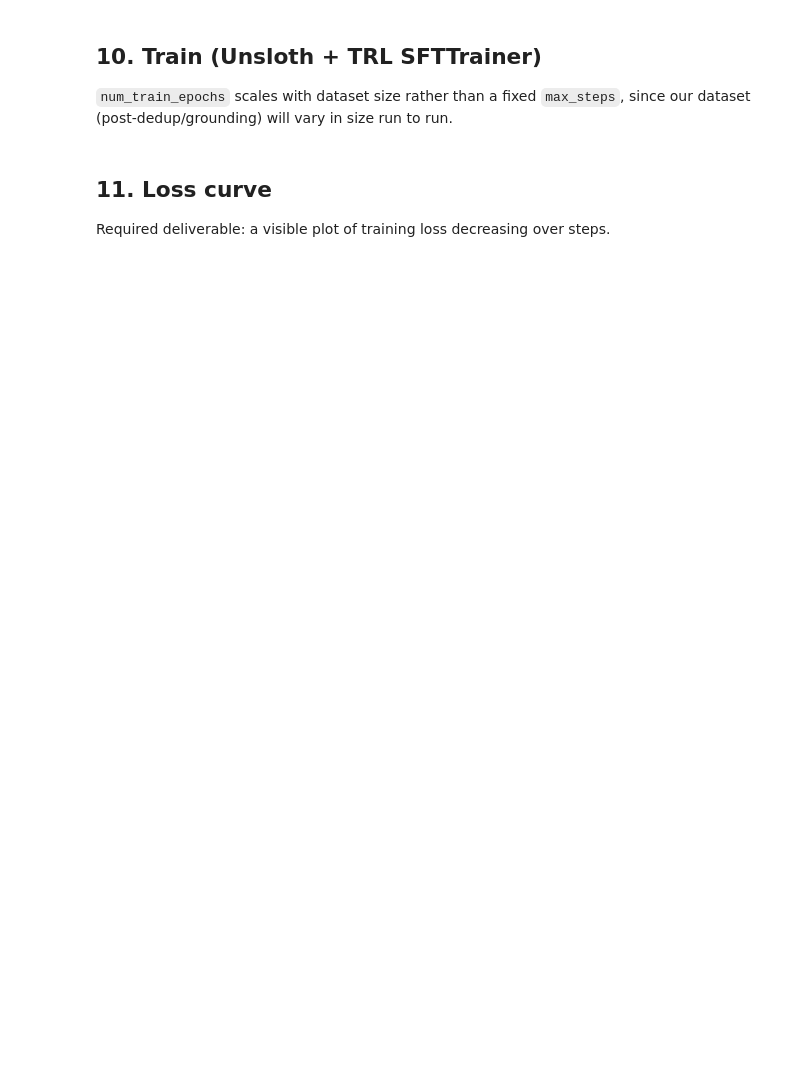
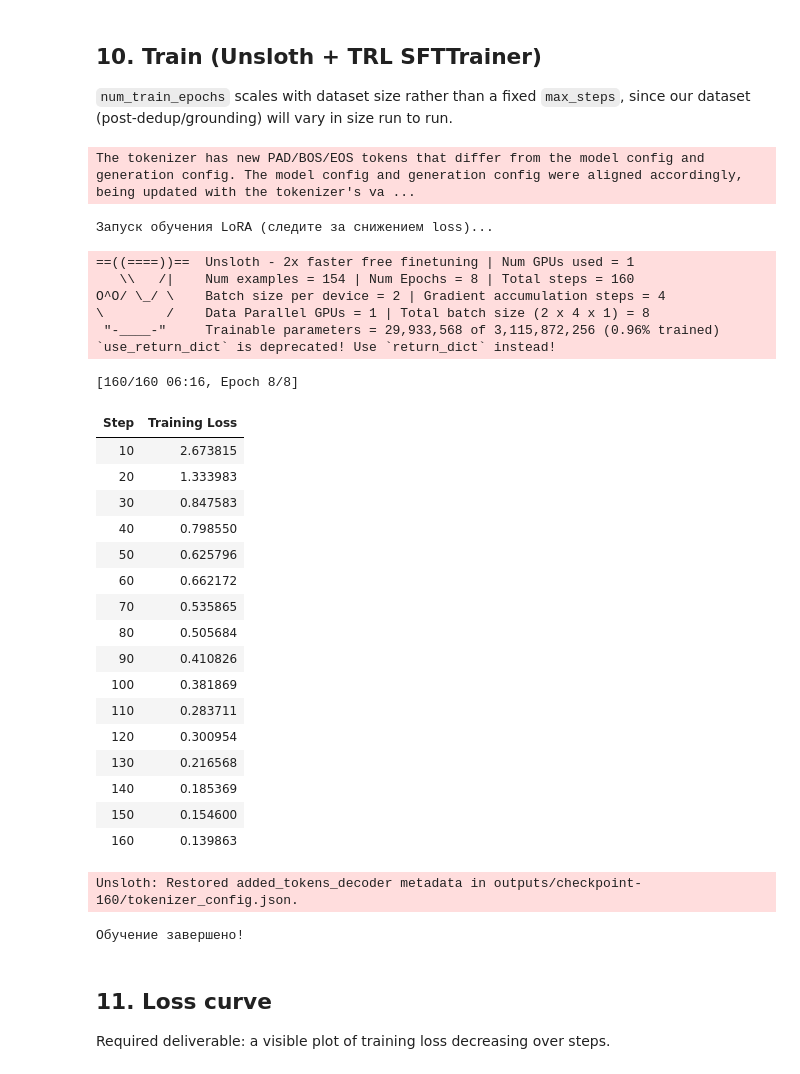
Before and after one commit to zhadyrazhan/kazakhstan-history-qa-bot, a Jupyter notebook: history_finetuning.ipynb, the cells around one changed output. Cells and saved outputs as stored; diff of their text form; code cells hidden in the pictures; blank space fills up the shorter version.

```diff
--- a/history_finetuning.ipynb
+++ b/history_finetuning.ipynb
@@ -175,21 +277,38 @@ print(chunks[0]["text"][:500])
 
 We ask the teacher for a strict JSON batch (validated against a Pydantic schema) per chunk, covering the brief's four question types: "Кто такой...?", "Что написал...?", "В каком веке...?", "Какое значение имеет...?". Structured output means no manual `json.loads`-and-hope-it-parses — invalid responses are rejected and retried.
 # %%
+from typing import Literal
+
+# question_type is a Literal, not a free str: the previous free-form field
+# drifted into 44 different spellings ("кто_такой?", "что_написал_создал",
+# "куда_отправлял"...), which made the four required types impossible to
+# balance or verify. The enum forces the teacher into the brief's 4 categories.
+QuestionType = Literal["кто_такой", "что_написал", "век", "значение"]
+
 class QAPair(BaseModel):
     question: str = Field(description="Вопрос на русском языке")
     answer: str = Field(description="Точный, фактологичный ответ на основе текста")
-    question_type: str = Field(description="Один из: кто_такой, что_написал, век, значение")
+    question_type: QuestionType = Field(description="Тип вопроса")
 
 class QAPairsBatch(BaseModel):
     pairs: list[QAPair]
 
 QA_PROMPT_TEMPLATE = """Ты — эксперт по истории Казахстана, готовящий вопросы для 11 класса. На основе ТОЛЬКО следующего фрагмента учебника составь {n} пар вопрос-ответ.
 
-Используй разные типы вопросов: "Кто такой...?", "Что написал/создал...?", "В каком веке...?", "Какое значение имеет...?".
+Используй ТОЛЬКО эти типы вопросов (question_type):
+- "кто_такой" — "Кто такой ...?"
+- "что_написал" — "Что написал/создал ...?"
+- "век" — "В каком веке жил / был создан ...?"
+- "значение" — "Какое значение имеет ...?"
 
 Требования:
+- ВАЖНО: если во фрагменте упоминается историческая личность или произведение с указанием времени (век, годы, эпоха) — ОБЯЗАТЕЛЬНО добавь хотя бы одну пару типа "век" про эту личность или произведение. Вопросы типа "век" чаще всего пропускаются — не пропускай их.
+- Старайся охватить все четыре типа, а не только "кто_такой".
+- Вопросы должны быть про исторических личностей, события или понятия ИЗ ТЕКСТА — не про структуру документа (не спрашивай "в каком разделе", "как называется глава", "что указано в таблице ключевых слов", "что предлагается обсудить" и т.п.).
+- Имена собственные и названия произведений пиши ПОЛНОСТЬЮ и ТОЧНО так, как в тексте (например «Кутадгу билиг»), без сокращений и искажений.
 - Ответ должен быть проверяемым фактом ИЗ ЭТОГО ФРАГМЕНТА, не придумывай ничего.
-- Если во фрагменте нет достаточно фактов для {n} разных вопросов — верни меньше пар.
+- Если во фрагменте нет исторического содержания, подходящего под эти типы вопросов (например, фрагмент — это только заголовок, оглавление или список ключевых слов без пояснений) — верни пустой список пар.
+- Если фактов меньше, чем {n} — верни меньше пар, не наполняй лишним.
 - Ответы на русском языке, 1-3 предложения.
 
 Фрагмент учебника:
@@ -390,8 +591,12 @@ from datasets import Dataset
 with open("history_sft_dataset.json", "r", encoding="utf-8") as f:
     sft_data = json.load(f)
 
+# format_chat() (section 8) applies Qwen's native chat template, so training
+# examples use the exact same system+user+assistant structure the model sees
+# at inference — the template itself handles turn-end tokens, so no manual
+# eos_token concatenation is needed here.
 formatted_texts = [
-    PROMPT_TEMPLATE.format(instruction=item["instruction"]) + item["output"] + tokenizer.eos_token
+    format_chat(item["instruction"], item["output"])
     for item in sft_data
 ]
 
@@ -415,34 +634,67 @@ from trl import SFTTrainer
 from transformers import TrainingArguments
 
 FastLanguageModel.for_training(model)
 
 trainer = SFTTrainer(
     model=model,
     tokenizer=tokenizer,
     train_dataset=train_dataset,
     dataset_text_field="text",
     max_seq_length=MAX_SEQ_LENGTH,
     dataset_num_proc=2,
     packing=False,
     args=TrainingArguments(
         per_device_train_batch_size=2,
         gradient_accumulation_steps=4,       # effective batch size = 8
         warmup_steps=10,
-        num_train_epochs=3,
+        # Raised 3 -> 8: at 3 epochs (75 steps) the model still emitted
+        # "«Кутадгы орус турал»" for a title that appears correctly as
+        # «Кутадгу билиг» in 3 training pairs. Rare proper nouns in a small
+        # fact-dense set need more passes to overcome the base model's priors.
+        num_train_epochs=8,
         learning_rate=2e-4,
         fp16=not torch.cuda.is_bf16_supported(),
         bf16=torch.cuda.is_bf16_supported(),
         logging_steps=10,
         optim="adamw_8bit",
         output_dir="outputs",
         report_to=report_to,
         seed=SEED,
     ),
 )
 
 print("Запуск обучения LoRA (следите за снижением loss)...")
 trainer_stats = trainer.train()
 print("Обучение завершено!")
+# %% [output]
+The tokenizer has new PAD/BOS/EOS tokens that differ from the model config and generation config. The model config and generation config were aligned accordingly, being updated with the tokenizer's va ...
+Запуск обучения LoRA (следите за снижением loss)...
+==((====))==  Unsloth - 2x faster free finetuning | Num GPUs used = 1
+   \\   /|    Num examples = 154 | Num Epochs = 8 | Total steps = 160
+O^O/ \_/ \    Batch size per device = 2 | Gradient accumulation steps = 4
+\        /    Data Parallel GPUs = 1 | Total batch size (2 x 4 x 1) = 8
+ "-____-"     Trainable parameters = 29,933,568 of 3,115,872,256 (0.96% trained)
+`use_return_dict` is deprecated! Use `return_dict` instead!
+[160/160 06:16, Epoch 8/8]
+| Step | Training Loss |
+| 10 | 2.673815 |
+| 20 | 1.333983 |
+| 30 | 0.847583 |
+| 40 | 0.798550 |
+| 50 | 0.625796 |
+| 60 | 0.662172 |
+| 70 | 0.535865 |
+| 80 | 0.505684 |
+| 90 | 0.410826 |
+| 100 | 0.381869 |
+| 110 | 0.283711 |
+| 120 | 0.300954 |
+| 130 | 0.216568 |
+| 140 | 0.185369 |
+| 150 | 0.154600 |
+| 160 | 0.139863 |
+Unsloth: Restored added_tokens_decoder metadata in outputs/checkpoint-160/tokenizer_config.json.
+Обучение завершено!
 # %% [markdown]
 ## 11. Loss curve
 
```
Also changed, not shown: parts of 27 cells of this notebook, 11 other files.
